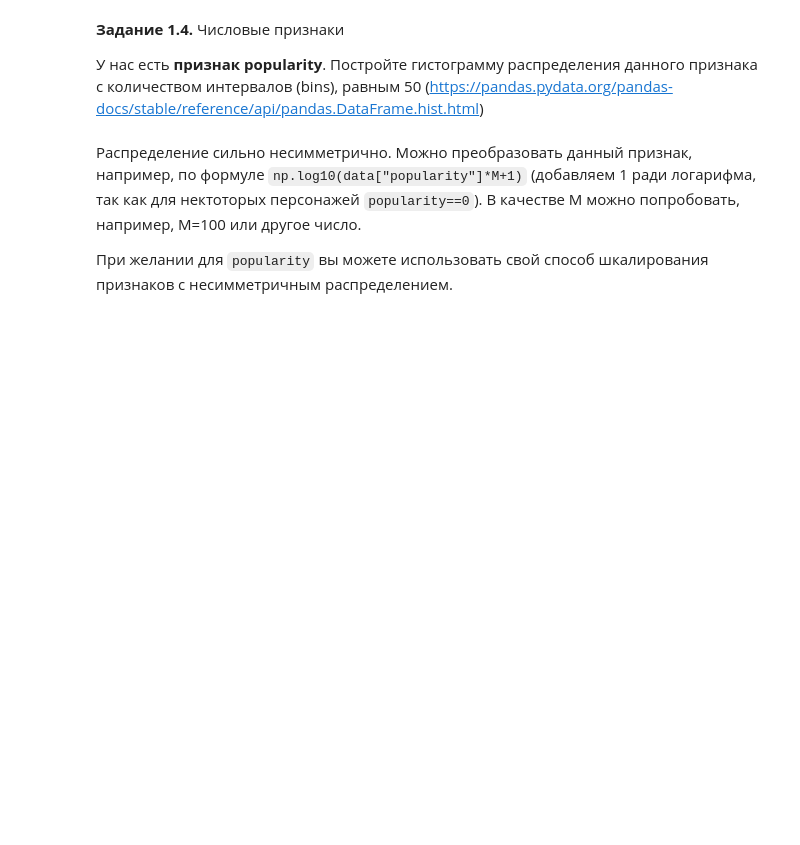
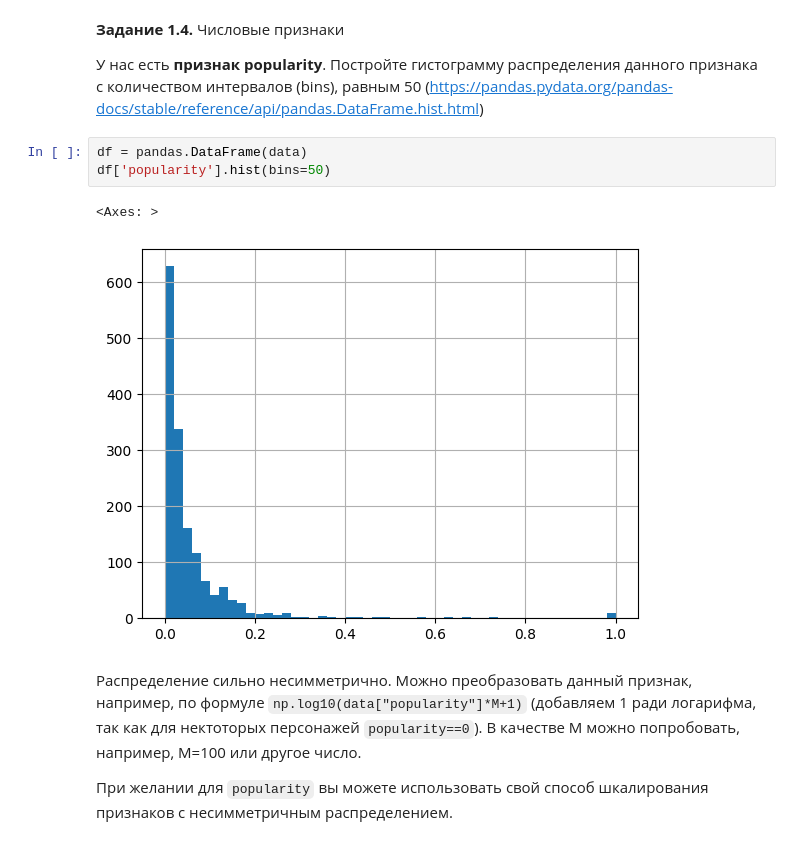
Before and after one commit to kelpi-e/DLS, a Jupyter notebook: week_01_ml_intro/Homework/hw_1_game_of_thrones.ipynb, the cells around one changed output. Saved outputs shown, nothing was run; the diff lists cells and outputs as text; blank space fills up the shorter version.

```diff
--- a/week_01_ml_intro/Homework/hw_1_game_of_thrones.ipynb
+++ b/week_01_ml_intro/Homework/hw_1_game_of_thrones.ipynb
@@ -192,6 +193,12 @@ https://docs.google.com/spreadsheets/d/1tqsFj87D595IfsiGnZLurMkizwemSw5cTqn7_wZf
 **Задание 1.4.** Числовые признаки
 
 У нас есть **признак popularity**. Постройте гистограмму распределения данного признака с количеством интервалов (bins), равным 50 (https://pandas.pydata.org/pandas-docs/stable/reference/api/pandas.DataFrame.hist.html)
+# %%
+df = pandas.DataFrame(data)
+df['popularity'].hist(bins=50)
+# %% [output]
+<Axes: >
+[figure, added]
 # %% [markdown]
 Распределение сильно несимметрично. Можно преобразовать данный признак, например, по формуле `np.log10(data["popularity"]*M+1)` (добавляем 1 ради логарифма, так как для нектоторых персонажей `popularity==0`). В качестве M можно попробовать, например, M=100 или другое число.
 
```
Also changed, not shown: parts of 27 cells of this notebook.
